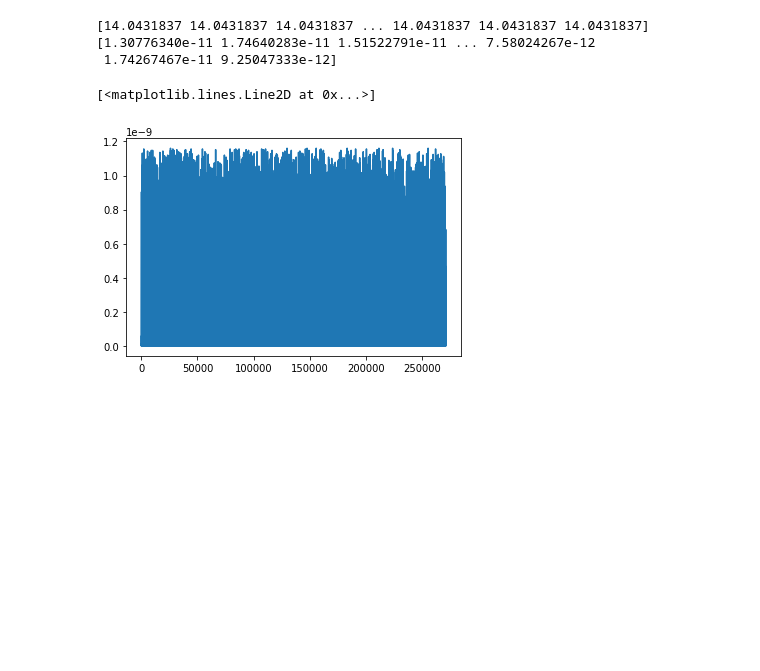
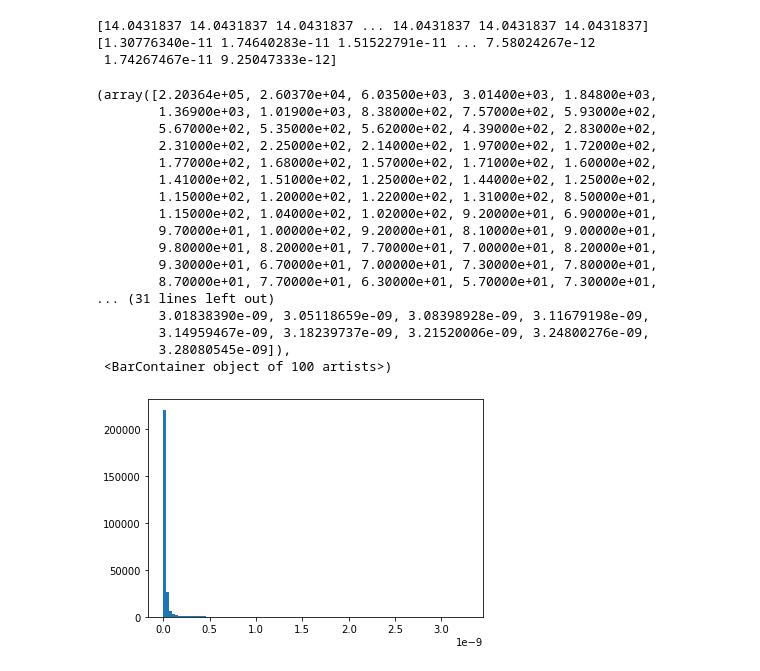
Before and after one commit to alwina/ntuple-gj, a Jupyter notebook: example/photon_ml/Fit_Splines.ipynb, the cells around one changed output. Saved outputs shown, nothing was run; the diff lists cells and outputs as text; code cells hidden in the pictures; blank space fills up the shorter version.

```diff
--- a/example/photon_ml/Fit_Splines.ipynb
+++ b/example/photon_ml/Fit_Splines.ipynb
@@ -231,9 +217,25 @@ print(test)
 [14.0431837 14.0431837 14.0431837 ... 14.0431837 14.0431837 14.0431837]
 [1.30776340e-11 1.74640283e-11 1.51522791e-11 ... 7.58024267e-12
  1.74267467e-11 9.25047333e-12]
-# %%
-plt.plot(prompt[:,25]*test)
-# %% [output]
-[<matplotlib.lines.Line2D at 0x...>]
-[figure, removed]
+# %%
+plt.hist(test,100)
+# %% [output]
+(array([2.20364e+05, 2.60370e+04, 6.03500e+03, 3.01400e+03, 1.84800e+03,
+        1.36900e+03, 1.01900e+03, 8.38000e+02, 7.57000e+02, 5.93000e+02,
+        5.67000e+02, 5.35000e+02, 5.62000e+02, 4.39000e+02, 2.83000e+02,
+        2.31000e+02, 2.25000e+02, 2.14000e+02, 1.97000e+02, 1.72000e+02,
+        1.77000e+02, 1.68000e+02, 1.57000e+02, 1.71000e+02, 1.60000e+02,
+        1.41000e+02, 1.51000e+02, 1.25000e+02, 1.44000e+02, 1.25000e+02,
+        1.15000e+02, 1.20000e+02, 1.22000e+02, 1.31000e+02, 8.50000e+01,
+        1.15000e+02, 1.04000e+02, 1.02000e+02, 9.20000e+01, 6.90000e+01,
+        9.70000e+01, 1.00000e+02, 9.20000e+01, 8.10000e+01, 9.00000e+01,
+        9.80000e+01, 8.20000e+01, 7.70000e+01, 7.00000e+01, 8.20000e+01,
+        9.30000e+01, 6.70000e+01, 7.00000e+01, 7.30000e+01, 7.80000e+01,
+        8.70000e+01, 7.70000e+01, 6.30000e+01, 5.70000e+01, 7.30000e+01,
+... (31 lines left out)
+        3.01838390e-09, 3.05118659e-09, 3.08398928e-09, 3.11679198e-09,
+        3.14959467e-09, 3.18239737e-09, 3.21520006e-09, 3.24800276e-09,
+        3.28080545e-09]),
+ <BarContainer object of 100 artists>)
+[figure, added]
 # %%
```
Also changed, not shown: parts of 4 cells of this notebook, 2 other files.
